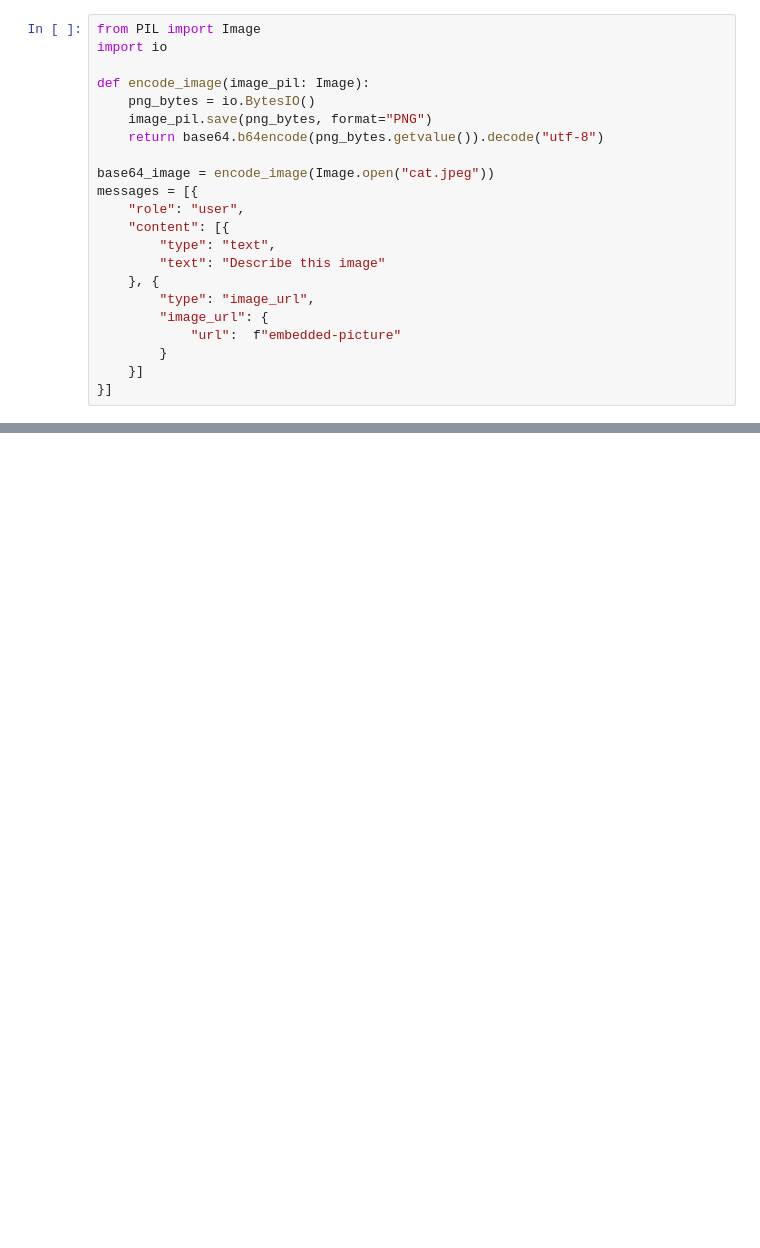
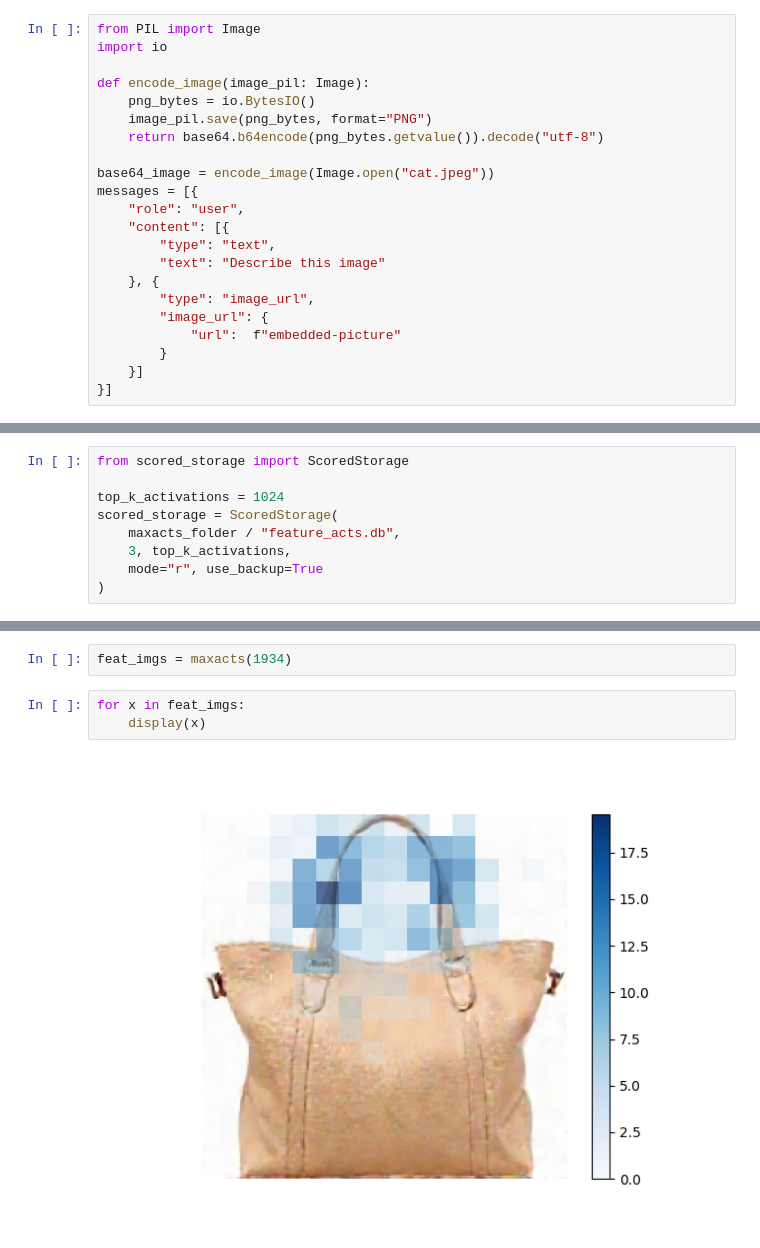
Before and after one commit to kisate/flux-saes-gpu, a Jupyter notebook: autointerp.ipynb, the cells around one changed output, grey strips where cells are left out. Cells and saved outputs as stored; diff of their text form; blank space fills up the shorter version.

```diff
--- a/autointerp.ipynb
+++ b/autointerp.ipynb
@@ -155,0 +131,9 @@ Choices(finish_reason='stop', index=0, message=Message(content="Here is a descri
+# %%
+from scored_storage import ScoredStorage
+
+top_k_activations = 1024
+scored_storage = ScoredStorage(
+    maxacts_folder / "feature_acts.db",
+    3, top_k_activations,
+    mode="r", use_backup=True
+)
@@ -155,0 +203,7 @@ Choices(finish_reason='stop', index=0, message=Message(content="Here is a descri
+# %%
+feat_imgs = maxacts(1934)
+# %%
+for x in feat_imgs:
+    display(x)
+# %% [output]
+[figure, added]
```
Also changed, not shown: parts of 20 cells of this notebook, 2 other files.
